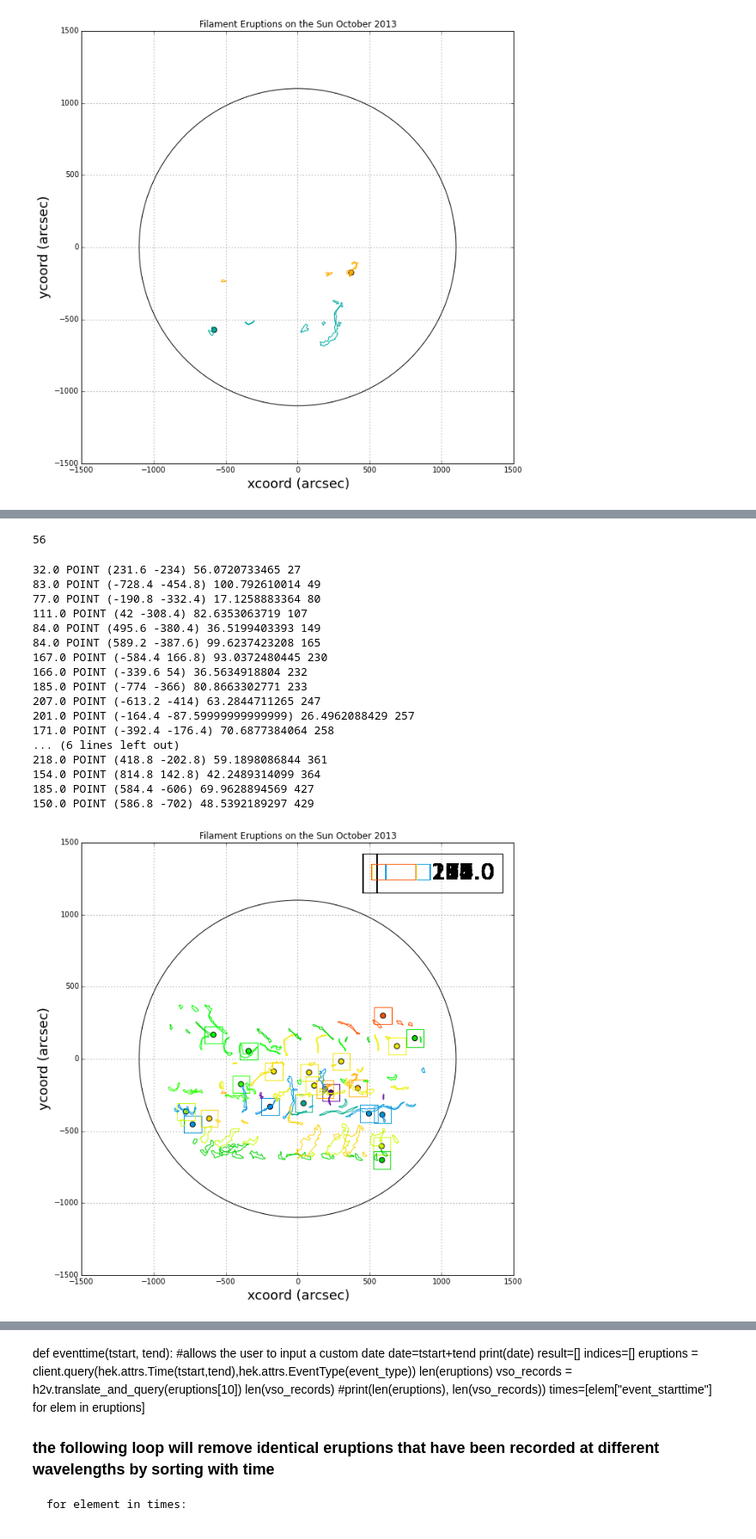
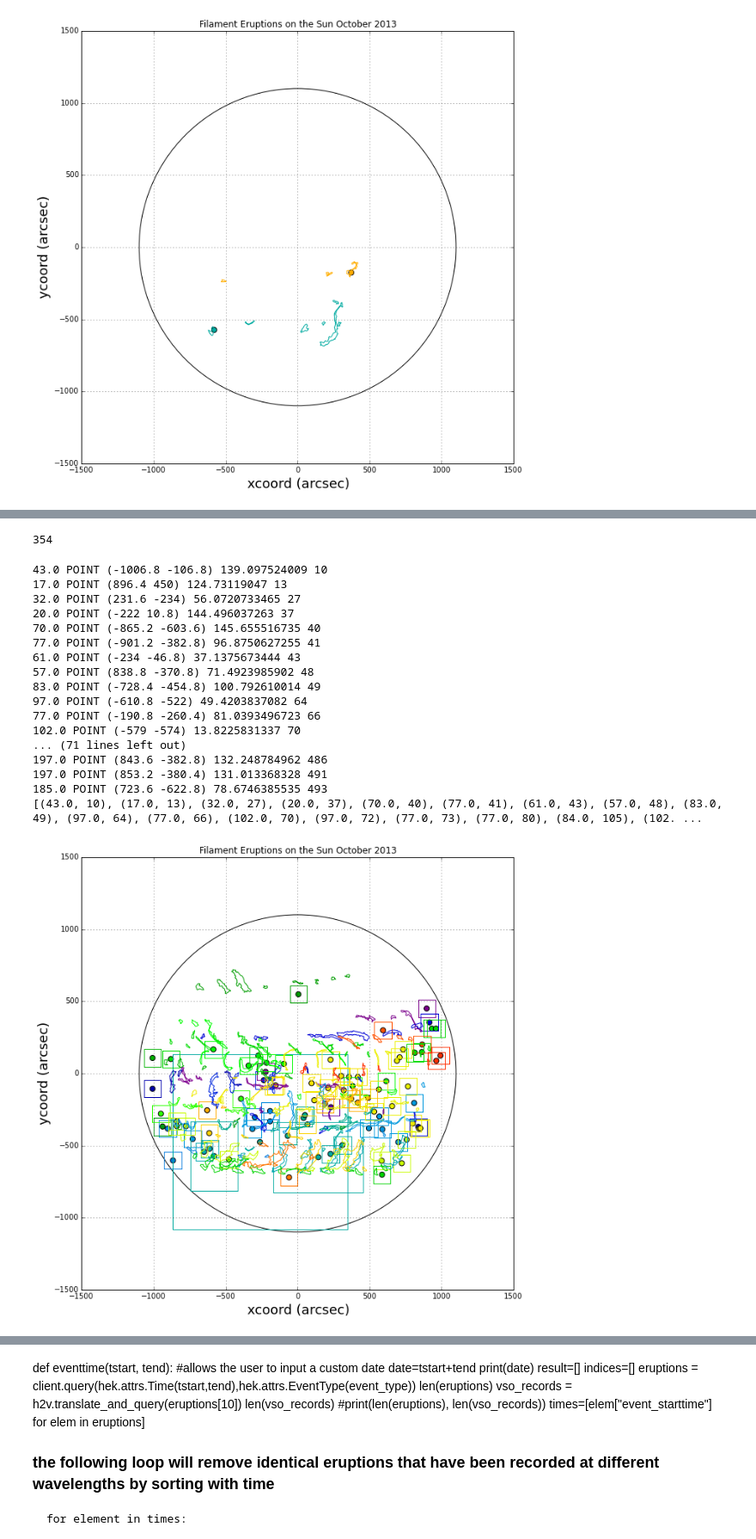
Before and after one commit to Nschanche/Filament_tracking, a Jupyter notebook: Untitled.ipynb, the cells around one changed output, grey strips where cells are left out. Shown at 86% size. Drawn from its saved outputs; the diff is of its cells as text; code cells hidden in the pictures.

```diff
--- a/Untitled.ipynb
+++ b/Untitled.ipynb
@@ -119,6 +119,7 @@ FE_time = [elem["event_starttime"] for elem in filtered] #Finds the time stamps
 FT_poly = good_tracks['HPC_BB_Poly']    #Finds the polygon coordinates for the good_tracks
 FE_coords = [elem["hpc_coord"] for elem in filtered] #Finds the point coordinates for the filtered eruptions
 contained=[]    ####This will be a helpful list for finding which tracks have eruptions contained inthem
+big_track=[]
 loopnumb=[]    #to keep track of the eruption number
 for j in range(0, len(FE_coords)):    #looks at all possible eruptions
     FET=(parse_time(FE_time[j]))
@@ -135,6 +136,9 @@ for j in range(0, len(FE_coords)):    #looks at all possible eruptions
                 print FE_time[j]
                 print "This means that the eruption point is contained in the filament polygon"
                 print j,i
+            ###### to find tracks with a big area
+            if FT_poly_obj.area > 3500:
+                big_track.append(good_tracks['Track No.'][i])
 erup=[indices[i] for i in loopnumb]   #getting the eruption index from a list of possible indices
 filtered2=[eruptions[i] for i in erup]   #eruption data that correspond to being contained in a filament
 # %% [output]
@@ -209,3 +213,12 @@ does_track_erup=[]
 230.0 2013-10-26 17:52:06
 230.0 2013-10-27 07:07:15
 [figure]
+# %%
+FT_poly = good_tracks['HPC_BB_Poly']
+print len(FT_poly)
+for i in range(1, len(FT_poly)):
+    if pd.isnull(good_tracks['HPC_Center'][i]):
+        pass
+    else:
+        print i, good_tracks['HPC_Center'][i]
+        FT_center=loads(good_tracks['HPC_Center'][i])
@@ -212,10 +243,11 @@ does_track_erup=[]
 # %%
-margin = datetime.timedelta(hours=6)
+margin = datetime.timedelta(hours=12)
 FT_time = good_tracks['HEK_time']    #Finds the time stamps for all the filaments
 FE_time = [elem["event_starttime"] for elem in filtered] #Finds the time stamps for all the eruptions
 FT_poly = good_tracks['HPC_BB_Poly']
 FE_box = [elem["hpc_bbox"] for elem in filtered]
 FE_coords = [elem["hpc_coord"] for elem in filtered]
+FT_coords=good_tracks['HPC_Center']
 intersected=[] #the tracks that intersect with eruption boxes
 event=[]  #eruption point
 manypoly=[] #center point of filament
@@ -225,23 +257,26 @@ for j in range(0, len(FE_box)):    #looks at all possible eruptions
     FET=(parse_time(FE_time[j]))
     FE_box_obj = loads(FE_box[j]) #creates a shapely box object object
     FE_point_obj=loads(FE_coords[j])
-    for i in range(0, len(FT_poly)):  #looks at all possible tracks
+    for i in range(1, len(FT_poly)):  #looks at all possible tracks
         if pd.isnull(FT_poly[i]):   #skips over tracks of less than 3 elements
             pass
         else:
             FLT=parse(FT_time[i])
             FT_poly_obj = loads(FT_poly[i])   #creates polygon object from track
-            if FT_poly_obj.intersects(FE_box_obj) and FET-margin <= FLT <= FET + margin: #checks if box intersects with polygon
+            FT_center=loads(good_tracks['HPC_Center'][i])
+            #if FT_poly_obj.intersects(FE_box_obj) and FET-margin <= FLT <= FET + margin: #checks if box intersects with polygon
+            if FT_center.distance(FE_point_obj) < 200 and FET-margin <= FLT <= FET + margin:
                 intersected.append(good_tracks['Track No.'][i])   #finds the track number of these tracks
-                #print "This means that the eruption bounding box intersects with the filament polygon"
                 manypoly.append(loads(good_tracks['HPC_Center'][i]))  #grabs the center point coords of the filament
                 event.append(FE_point_obj)      #grabs the eruption point
                 erupno.append(j)
+                FT_center=loads(good_tracks['HPC_Center'][i])
+                #print FT_center
 multi=zip(intersected, event, manypoly, erupno)
 # %%
 print len(intersected)
 # %% [output]
-56
+354
 # %%
 dist=[]  ###will be a list of distances between the eruptions and center of the filaments
 final_erup=[]   #eruption's number
@@ -264,28 +299,28 @@ for item in min_track:
         close.append(item[0])   #for the tracks
         final_erup.append(item[3])   #for the eruptions
         corresponding.append((item[0], item[3]))   # to see which tracks correspond to which eruptions
-
+print corresponding
 
 erupbox_with_track=[indices[i] for i in final_erup]
 filtered3=[eruptions[i] for i in erupbox_with_track]
 # %% [output]
+43.0 POINT (-1006.8 -106.8) 139.097524009 10
+17.0 POINT (896.4 450) 124.73119047 13
 32.0 POINT (231.6 -234) 56.0720733465 27
+20.0 POINT (-222 10.8) 144.496037263 37
+70.0 POINT (-865.2 -603.6) 145.655516735 40
+77.0 POINT (-901.2 -382.8) 96.8750627255 41
+61.0 POINT (-234 -46.8) 37.1375673444 43
+57.0 POINT (838.8 -370.8) 71.4923985902 48
 83.0 POINT (-728.4 -454.8) 100.792610014 49
-77.0 POINT (-190.8 -332.4) 17.1258883364 80
-111.0 POINT (42 -308.4) 82.6353063719 107
-84.0 POINT (495.6 -380.4) 36.5199403393 149
-84.0 POINT (589.2 -387.6) 99.6237423208 165
-167.0 POINT (-584.4 166.8) 93.0372480445 230
-166.0 POINT (-339.6 54) 36.5634918804 232
-185.0 POINT (-774 -366) 80.8663302771 233
-207.0 POINT (-613.2 -414) 63.2844711265 247
-201.0 POINT (-164.4 -87.59999999999999) 26.4962088429 257
-171.0 POINT (-392.4 -176.4) 70.6877384064 258
-... (6 lines left out)
-218.0 POINT (418.8 -202.8) 59.1898086844 361
-154.0 POINT (814.8 142.8) 42.2489314099 364
-185.0 POINT (584.4 -606) 69.9628894569 427
-150.0 POINT (586.8 -702) 48.5392189297 429
+97.0 POINT (-610.8 -522) 49.4203837082 64
+77.0 POINT (-190.8 -260.4) 81.0393496723 66
+102.0 POINT (-579 -574) 13.8225831337 70
+... (71 lines left out)
+197.0 POINT (843.6 -382.8) 132.248784962 486
+197.0 POINT (853.2 -380.4) 131.013368328 491
+185.0 POINT (723.6 -622.8) 78.6746385535 493
+[(43.0, 10), (17.0, 13), (32.0, 27), (20.0, 37), (70.0, 40), (77.0, 41), (61.0, 43), (57.0, 48), (83.0, 49), (97.0, 64), (77.0, 66), (102.0, 70), (97.0, 72), (77.0, 73), (77.0, 80), (84.0, 105), (102. ...
 # %%
 okay_polygons=[] #Trying to find polygon data for the filaments that intersect with eruption box
 for i in range(len(good_tracks)): #iterating through the whole list of tracks
@@ -293,6 +328,9 @@ for i in range(len(good_tracks)): #iterating through the whole list of tracks
     if good_tracks['Track No.'][i] in close:
             okay_polygons.append((good_tracks['Track No.'][i],good_tracks['HPC_BB_Poly'][i])) #append the polygon data to good polygons
 # %%
+#Basic plot
+
+
 ####makes a colorscale for eruptions
 colorscale2=[]
 norm = mpl.colors.Normalize(vmin=0, vmax=280)
@@ -311,33 +349,33 @@ longitude = [elem["hpc_x"]for elem in filtered3]
 latitude = [elem["hpc_y"] for elem in filtered3]
 fig=plt.scatter(longitude,latitude,c= colorscale2,s=50)
 Sun=plt.Circle((0,0), radius=1100, color='black', fill=False)
 plt.gcf().gca().add_artist(Sun)
 plt.title('Filament Eruptions on the Sun October 2013')
 fig1 = plt.gcf()
 fig1.set_size_inches(10.5,10.5)
 ax = fig1.add_subplot(111)
 ax.set_aspect('equal')
 
 ####plots eruption boxes
 box = [elem["hpc_bbox"] for elem in filtered3]    #plotting only those eruptions boxes that intersect with filaments
 boxinfo=zip(box, close)
 for item in boxinfo:
         scaleR= m.to_rgba(item[1])
         plot_box=plt.Polygon(loads(item[0]).exterior,color=scaleR,linewidth=1,fill=None)
         fig1.gca().add_artist(plot_box)
 
 ###plots filament tracks
 tr=[]
 count=0
 for poly in okay_polygons: #plotting those filaments that intersect the bounding box of eruptions
     count+=1
     scale2=m.to_rgba(poly[0])
     plot_polygon=plt.Polygon(loads(poly[1]).exterior,color=scale2,linewidth=1,fill=None, label=poly[0])
     fig1.gca().add_artist(plot_polygon)
     # Create a legend for the first line.
-    first_legend = plt.legend(handles=[plot_polygon], loc=1, prop={'size':30})
+    #first_legend = plt.legend(handles=[plot_polygon], loc=1, prop={'size':30})
     # Add the legend manually to the current Axes.
-    ax = plt.gca().add_artist(first_legend)
+    #ax = plt.gca().add_artist(first_legend)
 plt.show()
 # %% [output]
-[figure, old version]
+[figure, new version]
```
Also changed, not shown: parts of 8 cells of this notebook, 1 other file.
